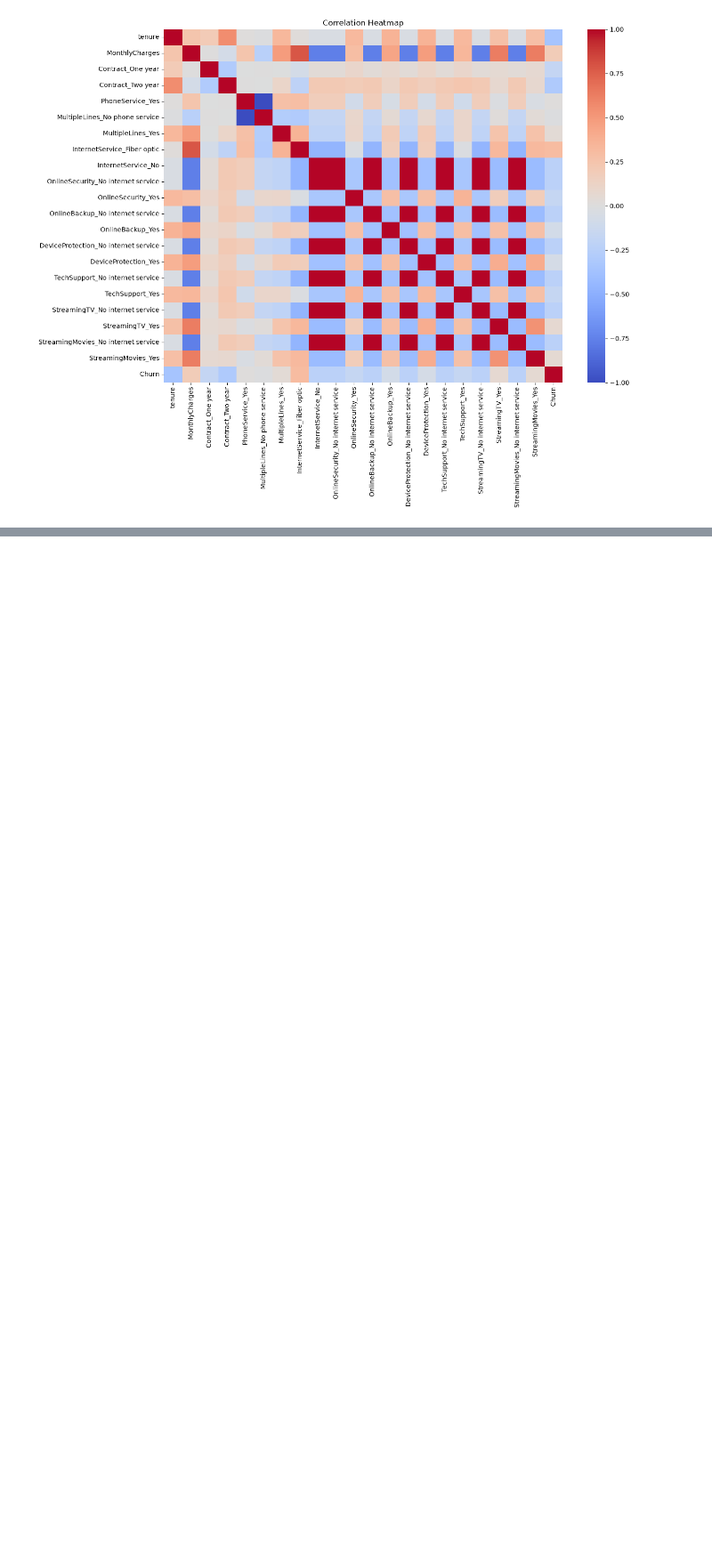
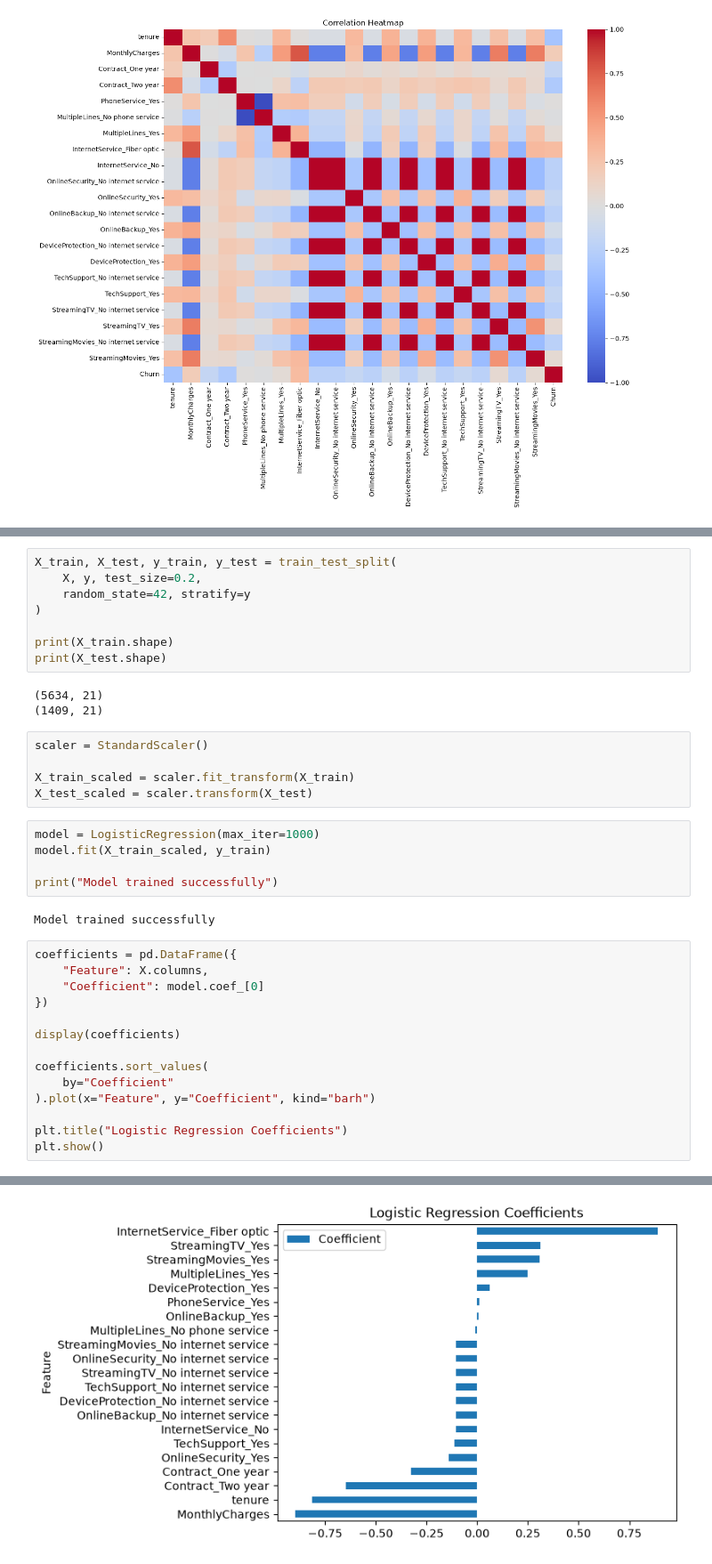
Before and after one commit to Siddharth-122008/telecom-customer-churn, a Jupyter notebook: notebooks/churn_prediction.ipynb, the cells around one changed output, grey strips where cells are left out. Shown at 89% size. Cells and saved outputs as stored; diff of their text form; blank space fills up the shorter version.

Commit message:
Model Building And Training

```diff
--- a/notebooks/churn_prediction.ipynb
+++ b/notebooks/churn_prediction.ipynb
@@ -175,0 +180,38 @@ plt.show()
+# %%
+X_train, X_test, y_train, y_test = train_test_split(
+    X, y, test_size=0.2,
+    random_state=42, stratify=y
+)
+
+print(X_train.shape)
+print(X_test.shape)
+# %% [output]
+(5634, 21)
+(1409, 21)
+# %%
+scaler = StandardScaler()
+
+X_train_scaled = scaler.fit_transform(X_train)
+X_test_scaled = scaler.transform(X_test)
+# %%
+model = LogisticRegression(max_iter=1000)
+model.fit(X_train_scaled, y_train)
+
+print("Model trained successfully")
+# %% [output]
+Model trained successfully
+# %%
+coefficients = pd.DataFrame({
+    "Feature": X.columns,
+    "Coefficient": model.coef_[0]
+})
+
+display(coefficients)
+
+coefficients.sort_values(
+    by="Coefficient"
+).plot(x="Feature", y="Coefficient", kind="barh")
+
+plt.title("Logistic Regression Coefficients")
+plt.show()
+# %% [output]
@@ -175,0 +235 @@ plt.show()
+[figure, added]
```
Also changed, not shown: parts of 2 cells of this notebook.
